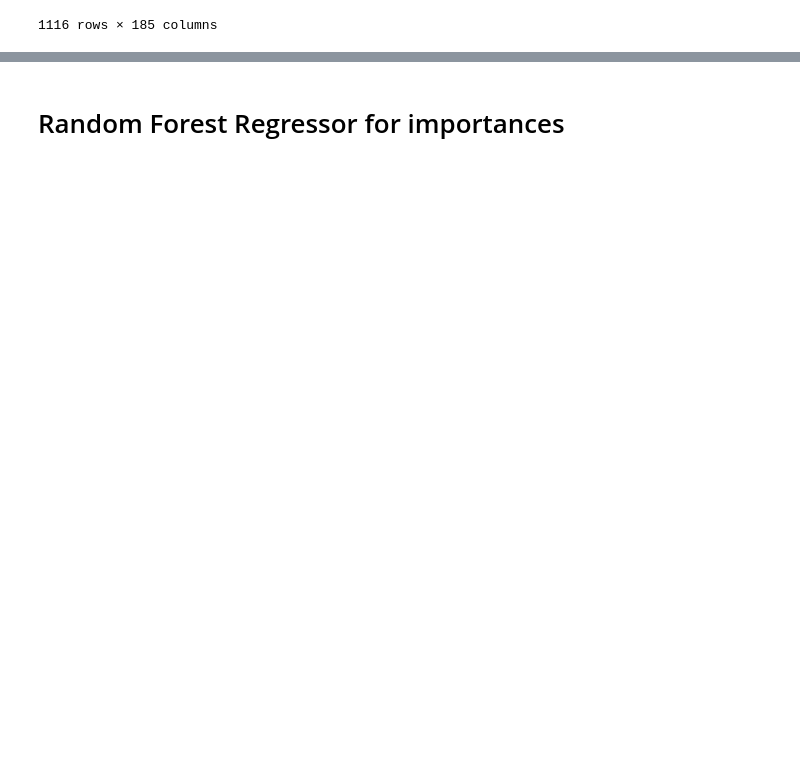
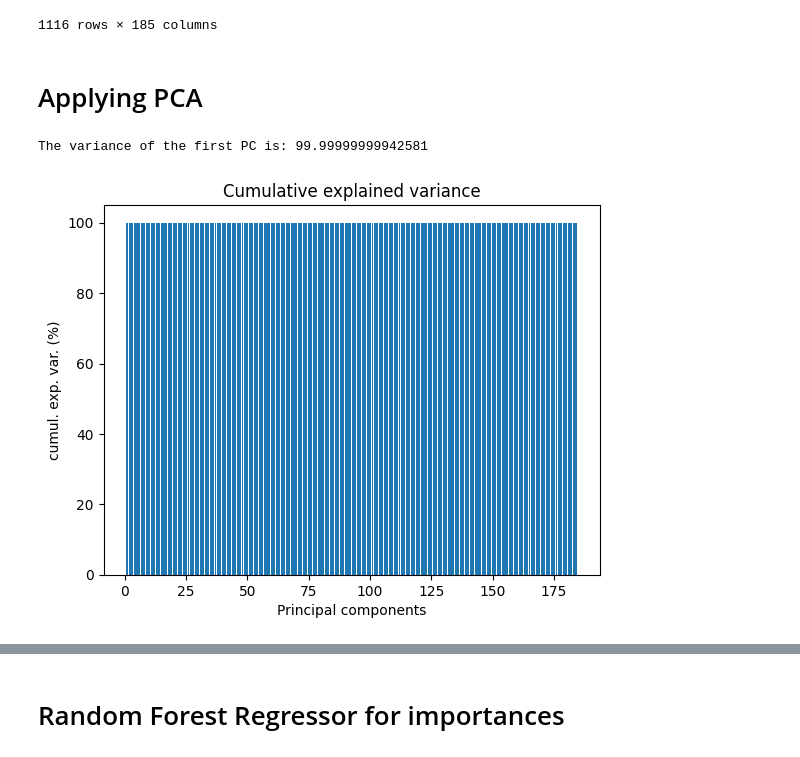
Before and after one commit to annebiemans/Group16, a Jupyter notebook: group_assignment_part1.ipynb, the cells around one changed output, grey strips where cells are left out. Cells and saved outputs as stored; diff of their text form; code cells hidden in the pictures; blank space fills up the shorter version.

```diff
--- a/group_assignment_part1.ipynb
+++ b/group_assignment_part1.ipynb
@@ -151,3 +152,32 @@ df_filtered_molecules # dit is de output met smiles en dan de descriptors die re
 | 1114 | c1ccc(-c2csc(N3CCN(c4ccccn4)CC3)n... | 4.812249 | 4.812249 | 0.983396 | 0.983396 | 0.738254 | 14.956522 | ... |
 | 1115 | c1ccc(C2=Nn3c(nnc3-c3cc(-c4ccccc4... | 4.773662 | 4.773662 | 0.662326 | 0.662326 | 0.606144 | 13.307692 | ... |
 1116 rows × 185 columns
+# %% [markdown]
+# Applying PCA
+# %%
+X = df_filtered_molecules.drop(columns=['SMILES'])  # Looking at all the descriptors
+y_PKM = data_raw['PKM2_inhibition']    # Comparing the PKM2 inhibition to the descriptors
+y_ERK = data_raw['ERK2_inhibition']     # Comparing the ERK2 inhibition to the descriptors
+
+pca = PCA()
+pca.fit(X)
+variance = pca.explained_variance_ratio_
+
+# Summing the variance and transforming to a percentage
+cumulative_variance = np.cumsum(variance)*100
+
+# Find the variance of the first value of pc1
+first_variance = cumulative_variance[0]
+print("The variance of the first PC is:", first_variance)
+
+# Plotting the cumulative explained variance in a barplot
+plt.bar(x=list(range(1,len(cumulative_variance)+1)), height=cumulative_variance)
+
+# Setting the title and labels
+plt.title("Cumulative explained variance")
+plt.xlabel("Principal components")
+plt.ylabel("cumul. exp. var. (%)")
+plt.show()
+# %% [output]
+The variance of the first PC is: 99.99999999942581
+[figure, added]
```
Also changed, not shown: parts of 9 cells of this notebook, 2 other files.
